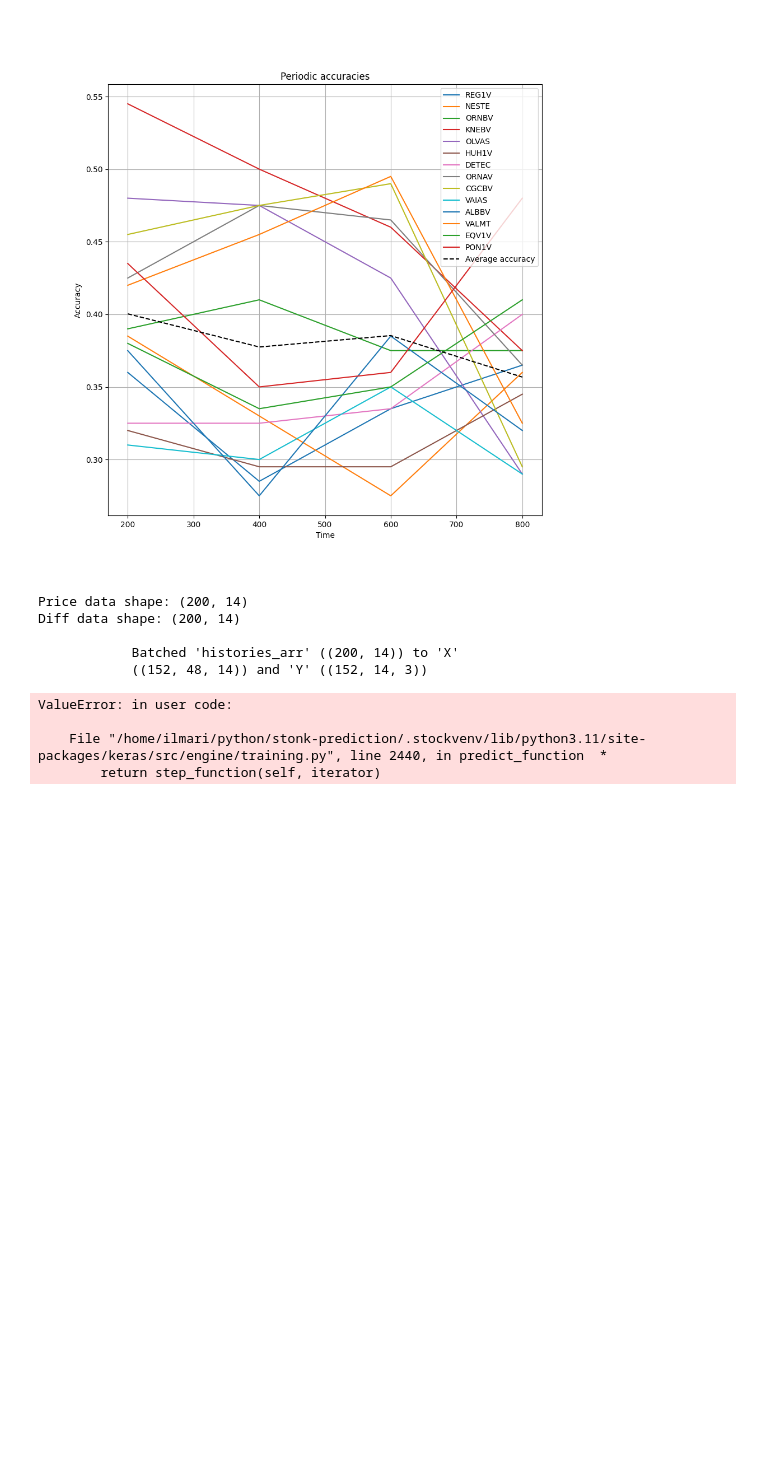
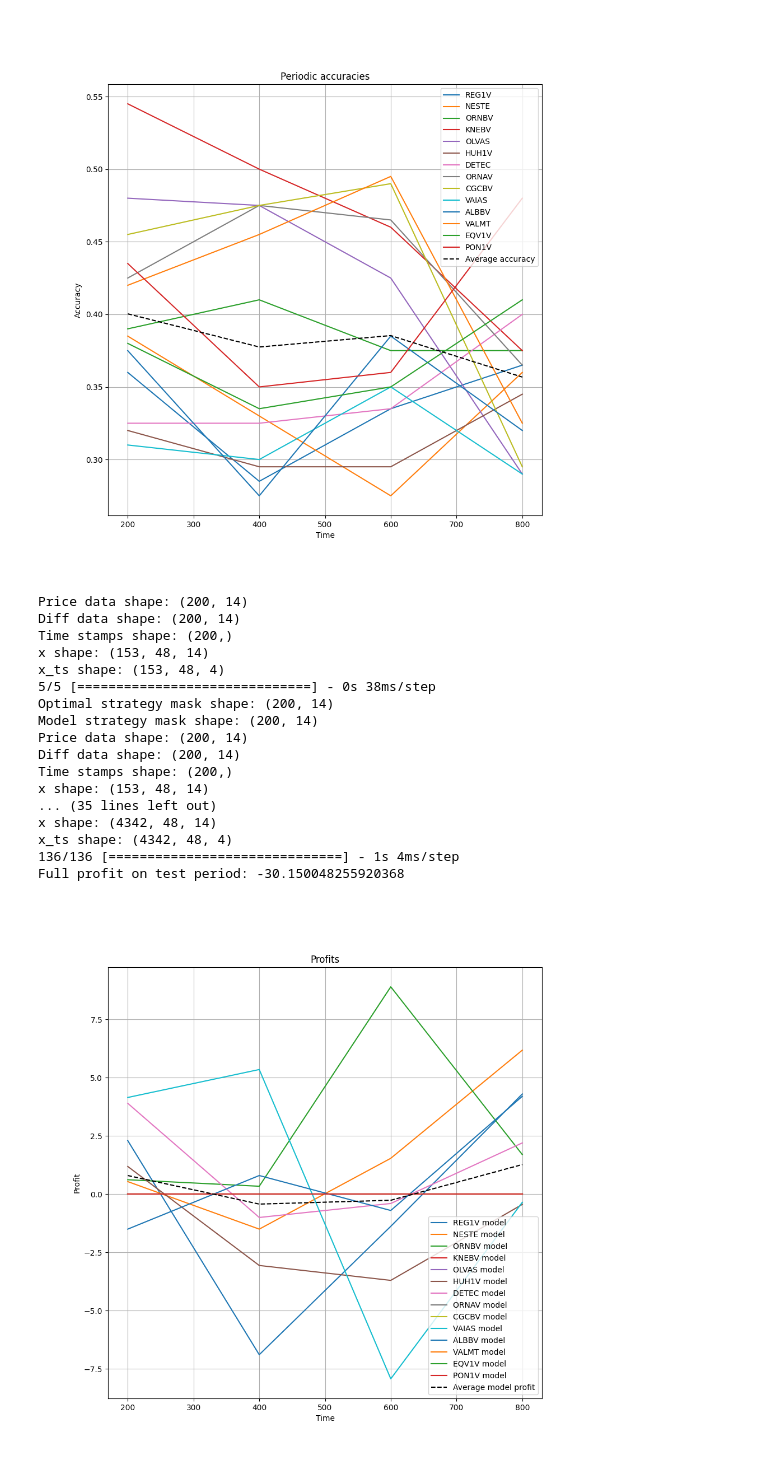
Before and after one commit to ilmari99/stonk-prediction, a Jupyter notebook: stock_predictions_transformer_ilmari.ipynb, the cells around one changed output. Saved outputs shown, nothing was run; the diff lists cells and outputs as text; code cells hidden in the pictures; blank space fills up the shorter version.

```diff
--- a/stock_predictions_transformer_ilmari.ipynb
+++ b/stock_predictions_transformer_ilmari.ipynb
@@ -333,12 +337,19 @@ class CalcProfitCallback(tf.keras.callbacks.Callback):
         self.prices = prices
         self.diff_data = create_diff_df(prices, inplace=False).values
         self.prices = prices.values
+        self.time_stamps = prices.index.values
         self.profits = []
         #print(f"Shape of xdata: {self.xdata.shape}")
         print(f"Shape of prices: {self.prices.shape}")
 
     def on_epoch_end(self, epoch, logs=None):
-        mask = strategy_mask_from_direction_model(self.diff_data, MHOURS, self.model)
+        mask = strategy_mask_from_direction_model(self.diff_data,
+                                                  MHOURS,
+                                                  self.model,
+                                                  is_transformer=True,
+                                                  original_data=self.prices,
+                                                  time_stamps=self.time_stamps,
+                                                  )
         #print(f"Mask shape: {mask.shape}")
         profit = calculate_profit_on_invest_strategy(self.prices, mask)
         self.profits.append(profit)
@@ -576,7 +585,7 @@ Ponsse: 0.41
 Total average accuracy: 0.38
 [figure]
 # %%
-
+%autoreload 2
 from invest_strategies import (calculate_optimal_invest_strategy,
                                calculate_profit_on_invest_strategy,
                                strategy_mask_from_direction_model)
@@ -588,14 +597,21 @@ periods_end = list(range(TEST_PERIOD_LEN, len(Y_pred)+1, TEST_PERIOD_LEN))
 for begin, end in zip(periods_begin, periods_end):
     price_data = DATAFRAME.iloc[begin:end,:].values
     diff_data = TRANSFORMED_DF.iloc[begin:end,:].values
+    time_stamps = DATAFRAME.index[begin:end].values
 
     print(f"Price data shape: {price_data.shape}")
     print(f"Diff data shape: {diff_data.shape}")
+    print(f"Time stamps shape: {time_stamps.shape}")
 
     # Calculate the optimal strategy
     optimal_strategy_mask = calculate_optimal_invest_strategy(price_data)
     # Calculate the mask by making predictions with the model
-    model_strategy_mask = strategy_mask_from_direction_model(diff_data, MHOURS, model)
+    model_strategy_mask = strategy_mask_from_direction_model(diff_data,
+                                                             MHOURS,
+                                                             model,
+                                                             is_transformer=True,
+                                                             original_data=price_data,
+                                                             time_stamps=time_stamps)
 
     print(f"Optimal strategy mask shape: {optimal_strategy_mask.shape}")
     print(f"Model strategy mask shape: {model_strategy_mask.shape}")
@@ -621,41 +637,56 @@ for begin, end in zip(periods_begin, periods_end):
 fig, ax = plt.subplots(figsize=(10, 10))
 ax.set_title("Profits")
 ax.set_xlabel("Time")
 ax.set_ylabel("Profit")
 average_profits = np.mean(model_profits, axis=1)
 stock_xs = periods_end
 # For each stock we plot both its optimal profit and model profit
 for stock_idx, ticker in INDEX_TO_TICKER.items():
     #optimal_y = [profit[stock_idx] for profit in optimal_profits]
     model_y = [profit[stock_idx] for profit in model_profits]
     #ax.plot(stock_xs, optimal_y, label=f"{ticker} optimal")
     ax.plot(stock_xs, model_y, label=f"{ticker} model")
 
 # Plot the average profits
 ax.plot(stock_xs, average_profits, label="Average model profit", color="black", linestyle="--")
 ax.legend()
 ax.grid()
 average_profits_per_stock = np.mean(model_profits, axis=0)
 print(f"Average profit in {TEST_PERIOD_LEN} hours per stock: ")
 for ticker, profit in zip(INDEX_TO_REAL_NAME.values(), average_profits_per_stock):
     print(f"{ticker}: {round(profit,2)}")
 
-full_mask = strategy_mask_from_direction_model(TRANSFORMED_DF.values, MHOURS, model)
+full_mask = strategy_mask_from_direction_model(TRANSFORMED_DF.values,
+                                               MHOURS,
+                                               model,
+                                               is_transformer=True,
+                                               original_data=DATAFRAME.values,
+                                               time_stamps=DATAFRAME.index.values
+                                               )
 full_profit = calculate_profit_on_invest_strategy(DATAFRAME.values, full_mask)
 
 print(f"Full profit on test period: {full_profit}")
 
 plt.show()
 # %% [output]
 Price data shape: (200, 14)
 Diff data shape: (200, 14)
-
-            Batched 'histories_arr' ((200, 14)) to 'X'
-            ((152, 48, 14)) and 'Y' ((152, 14, 3))
+Time stamps shape: (200,)
+x shape: (153, 48, 14)
+x_ts shape: (153, 48, 4)
+5/5 [==============================] - 0s 38ms/step
+Optimal strategy mask shape: (200, 14)
+Model strategy mask shape: (200, 14)
+Price data shape: (200, 14)
+Diff data shape: (200, 14)
+Time stamps shape: (200,)
+x shape: (153, 48, 14)
+... (35 lines left out)
+x shape: (4342, 48, 14)
+x_ts shape: (4342, 48, 4)
+136/136 [==============================] - 1s 4ms/step
+Full profit on test period: -30.150048255920368
-ValueError: in user code:
-
-    File "/home/ilmari/python/stonk-prediction/.stockvenv/lib/python3.11/site-packages/keras/src/engine/training.py", line 2440, in predict_function  *
-        return step_function(self, iterator)
+[figure, added]
 # %%
 %matplotlib widget
 from stock_modules.stock_plot import plot_strategy_based_on_predictions,plot_mask_and_data
```
Also changed, not shown: parts of 5 cells of this notebook.
